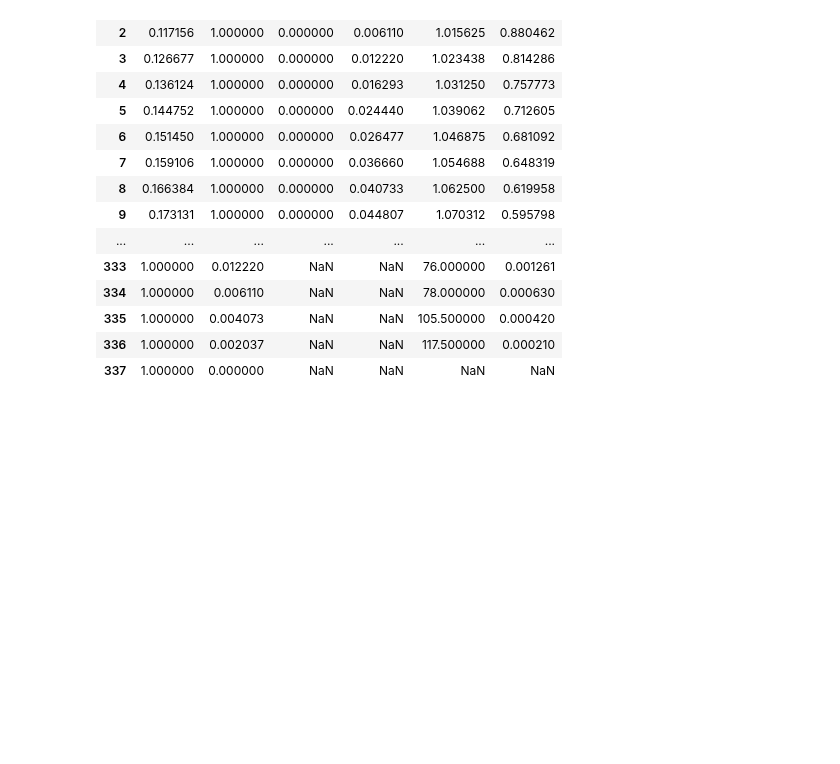
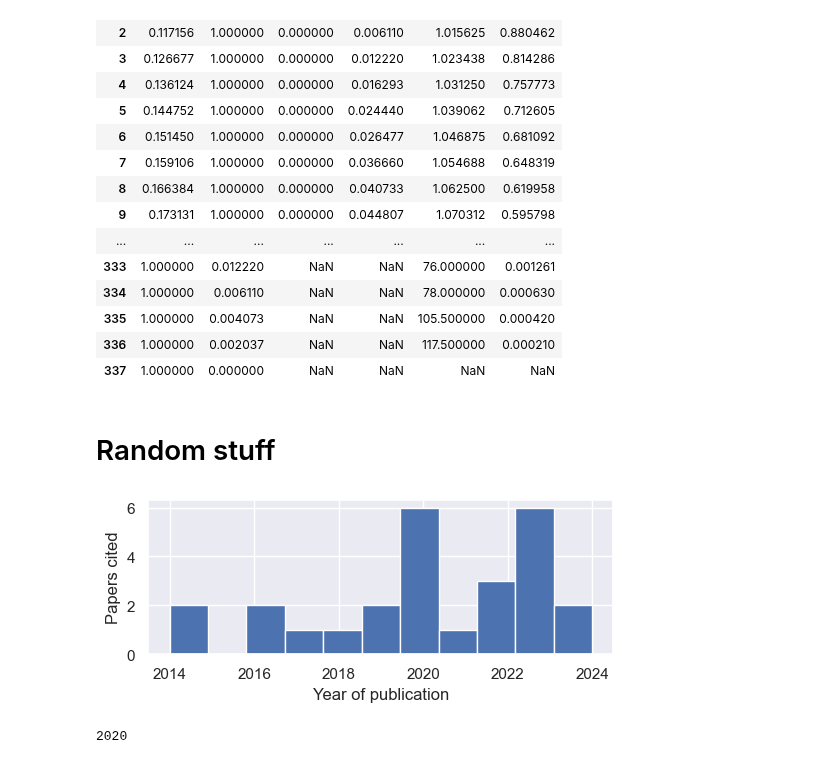
Before and after one commit to mfixman/rag-thesis, a Jupyter notebook: joiner_analysis.ipynb, the cells around one changed output. Drawn from its saved outputs; the diff is of its cells as text; code cells hidden in the pictures; blank space fills up the shorter version.

```diff
--- a/joiner_analysis.ipynb
+++ b/joiner_analysis.ipynb
@@ -763,3 +763,24 @@ with pandas.option_context('display.max_rows', None):
 | 337 | 1.000000 | 0.000000 | NaN | NaN | NaN | NaN |
 # %%
 bigflan.ctx_context
+# %% [markdown]
+# Random stuff
+# %%
+years = [2014, 2014, 2016, 2016, 2017, 2018, 2019, 2019, 2020, 2020, 2020, 2020, 2020, 2020, 2021, 2022, 2022, 2022, 2023, 2023, 2023, 2023, 2023, 2023, 2024, 2024]
+# %%
+pyplot.rcParams['figure.figsize'] = 6, 2
+# %%
+pyplot.ylabel('Papers cited')
+pyplot.xlabel('Year of publication')
+pyplot.hist(
+    years,
+    bins = max(years) - min(years) + 1,
+    align = 'mid',
+)
+pyplot.savefig('figures/years_reference.png', dpi = 200, bbox_inches = 'tight')
+# %% [output]
+[figure, added]
+# %%
+years[len(years) // 2]
+# %% [output]
+2020
```
Also changed, not shown: parts of 1 cell of this notebook, 4 other files.
